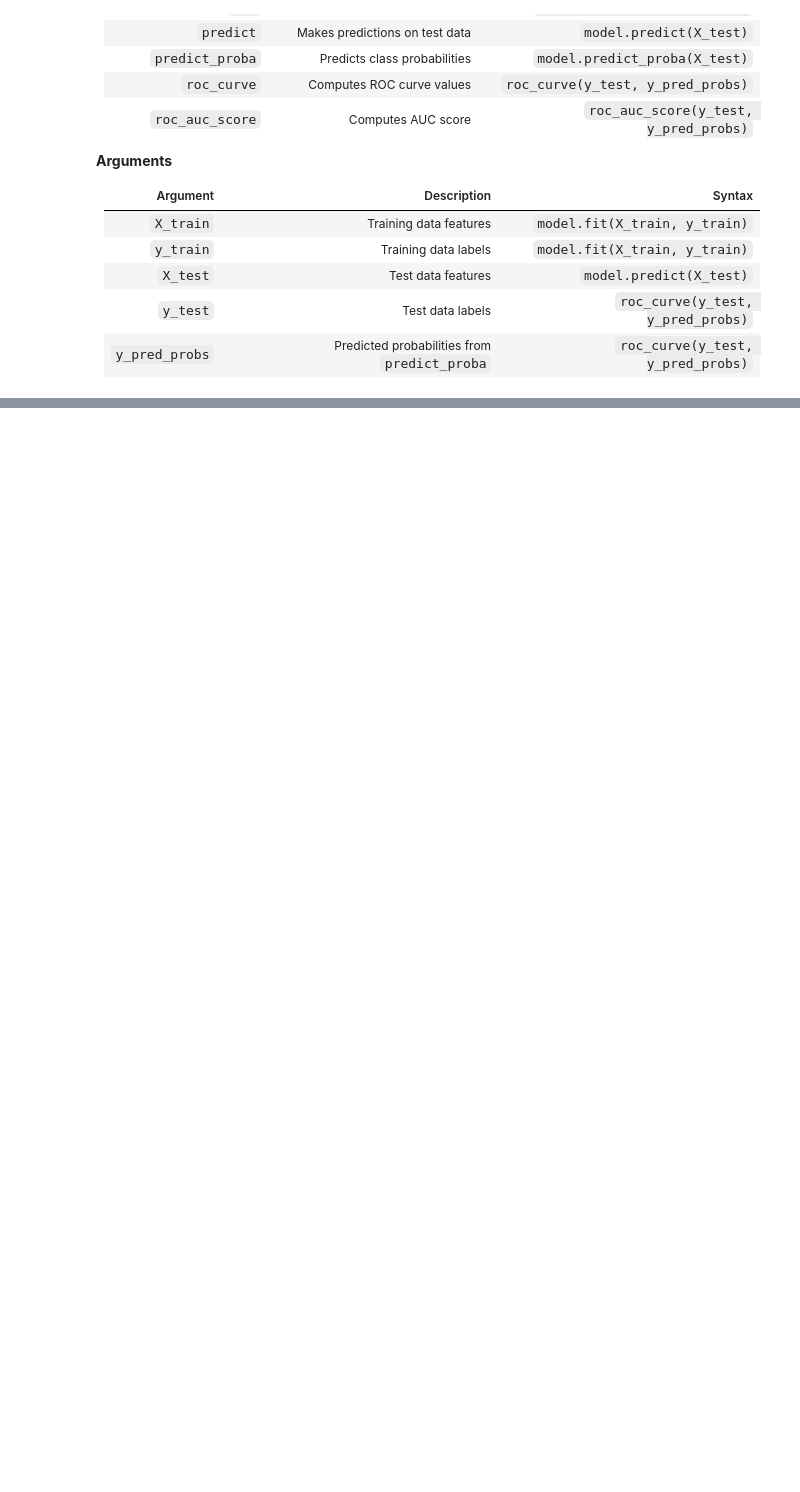
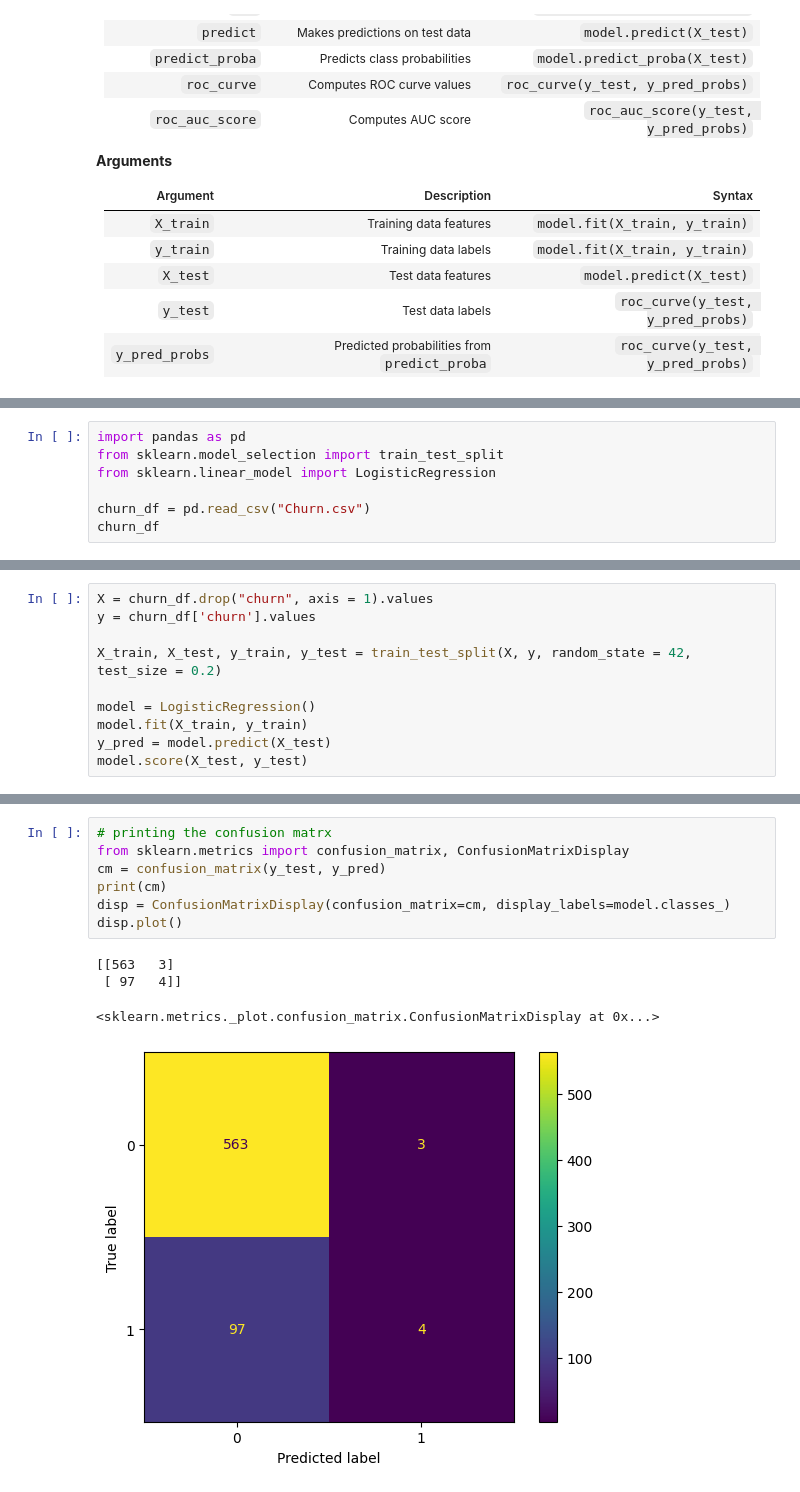
Before and after one commit to kimodri/ML-Courses, a Jupyter notebook: Notes/Model_Fine-Tuning.ipynb, the cells around one changed output, grey strips where cells are left out. Cells and saved outputs as stored; diff of their text form; blank space fills up the shorter version.

```diff
--- a/Notes/Model_Fine-Tuning.ipynb
+++ b/Notes/Model_Fine-Tuning.ipynb
@@ -163,0 +179,7 @@ print(cm)
+# %%
+import pandas as pd
+from sklearn.model_selection import train_test_split
+from sklearn.linear_model import LogisticRegression
+
+churn_df = pd.read_csv("Churn.csv")
+churn_df
@@ -163,0 +200,10 @@ print(cm)
+# %%
+X = churn_df.drop("churn", axis = 1).values
+y = churn_df['churn'].values
+
+X_train, X_test, y_train, y_test = train_test_split(X, y, random_state = 42, test_size = 0.2)
+
+model = LogisticRegression()
+model.fit(X_train, y_train)
+y_pred = model.predict(X_test)
+model.score(X_test, y_test)
@@ -163,0 +219,12 @@ print(cm)
+# %%
+# printing the confusion matrx
+from sklearn.metrics import confusion_matrix, ConfusionMatrixDisplay
+cm = confusion_matrix(y_test, y_pred)
+print(cm)
+disp = ConfusionMatrixDisplay(confusion_matrix=cm, display_labels=model.classes_)
+disp.plot()
+# %% [output]
+[[563   3]
+ [ 97   4]]
+<sklearn.metrics._plot.confusion_matrix.ConfusionMatrixDisplay at 0x...>
+[figure, added]
```
Also changed, not shown: parts of 24 cells of this notebook.
